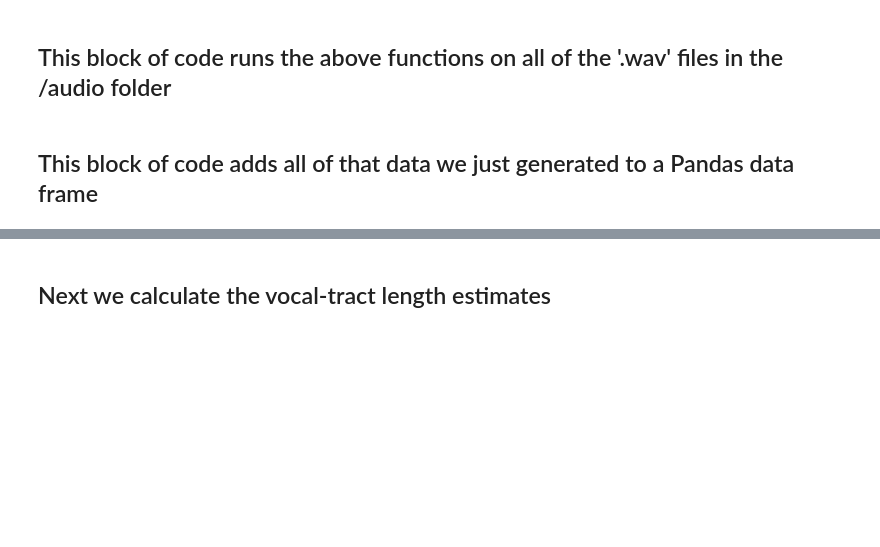
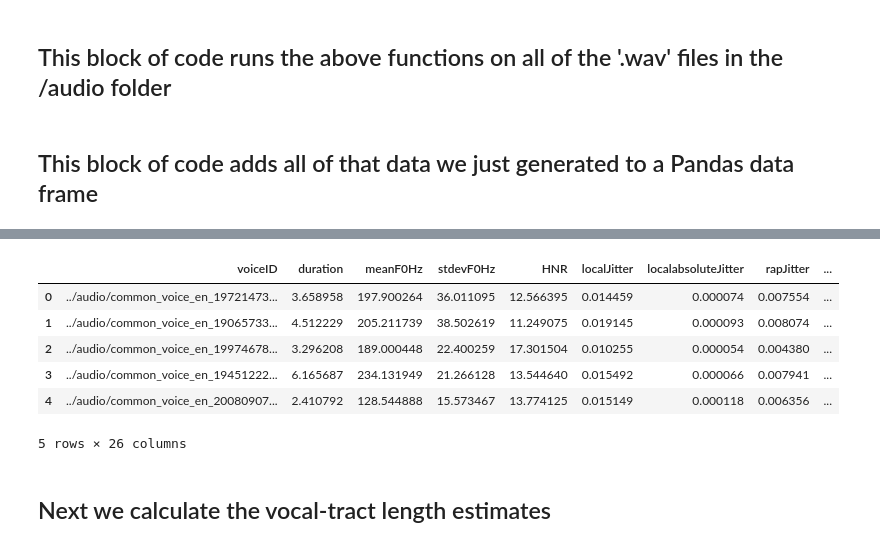
Before and after one commit to Karimgebril09/Speaker_gender_age_recognition, a Jupyter notebook: Notebooks/Measure Pitch, HNR, Jitter, Shimmer, and Formants.ipynb, the cells around one changed output, grey strips where cells are left out. Drawn from its saved outputs; the diff is of its cells as text; code cells hidden in the pictures; blank space fills up the shorter version.

```diff
--- a/Notebooks/Measure Pitch, HNR, Jitter, Shimmer, and Formants.ipynb
+++ b/Notebooks/Measure Pitch, HNR, Jitter, Shimmer, and Formants.ipynb
@@ -230,0 +314,3 @@ df.sort_values('voiceID').head(20)
+# %%
+columns = df.columns
+df[columns[1:]] = df[columns[1:]].astype('float64')
@@ -230,0 +337,2 @@ df.sort_values('voiceID').head(20)
+# %%
+df = df[~df.isna().any(axis=1)]
@@ -231,3 +346,13 @@ df.sort_values('voiceID').head(20)
+# %%
+df.head()
+# %% [output]
+|  | voiceID | duration | meanF0Hz | stdevF0Hz | HNR | localJitter | localabsoluteJitter | rapJitter | ... |
+| 0 | ../audio/common_voice_en_19721473... | 3.658958 | 197.900264 | 36.011095 | 12.566395 | 0.014459 | 0.000074 | 0.007554 | ... |
+| 1 | ../audio/common_voice_en_19065733... | 4.512229 | 205.211739 | 38.502619 | 11.249075 | 0.019145 | 0.000093 | 0.008074 | ... |
+| 2 | ../audio/common_voice_en_19974678... | 3.296208 | 189.000448 | 22.400259 | 17.301504 | 0.010255 | 0.000054 | 0.004380 | ... |
+| 3 | ../audio/common_voice_en_19451222... | 6.165687 | 234.131949 | 21.266128 | 13.544640 | 0.015492 | 0.000066 | 0.007941 | ... |
+| 4 | ../audio/common_voice_en_20080907... | 2.410792 | 128.544888 | 15.573467 | 13.774125 | 0.015149 | 0.000118 | 0.006356 | ... |
+5 rows × 26 columns
 # %% [markdown]
 ## Next we calculate the vocal-tract length estimates
 # %% [markdown]
```
Also changed, not shown: parts of 10 cells of this notebook, 7 other files.
